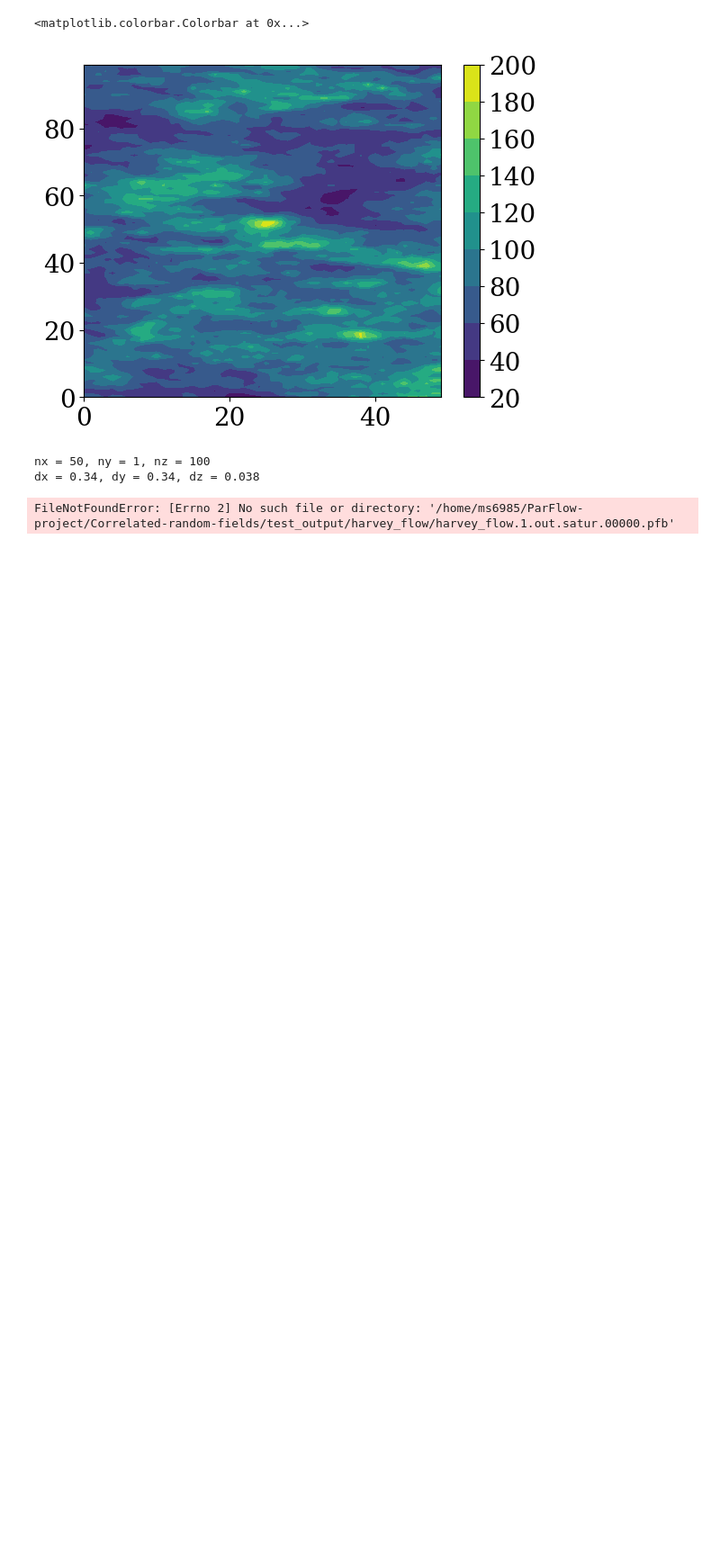
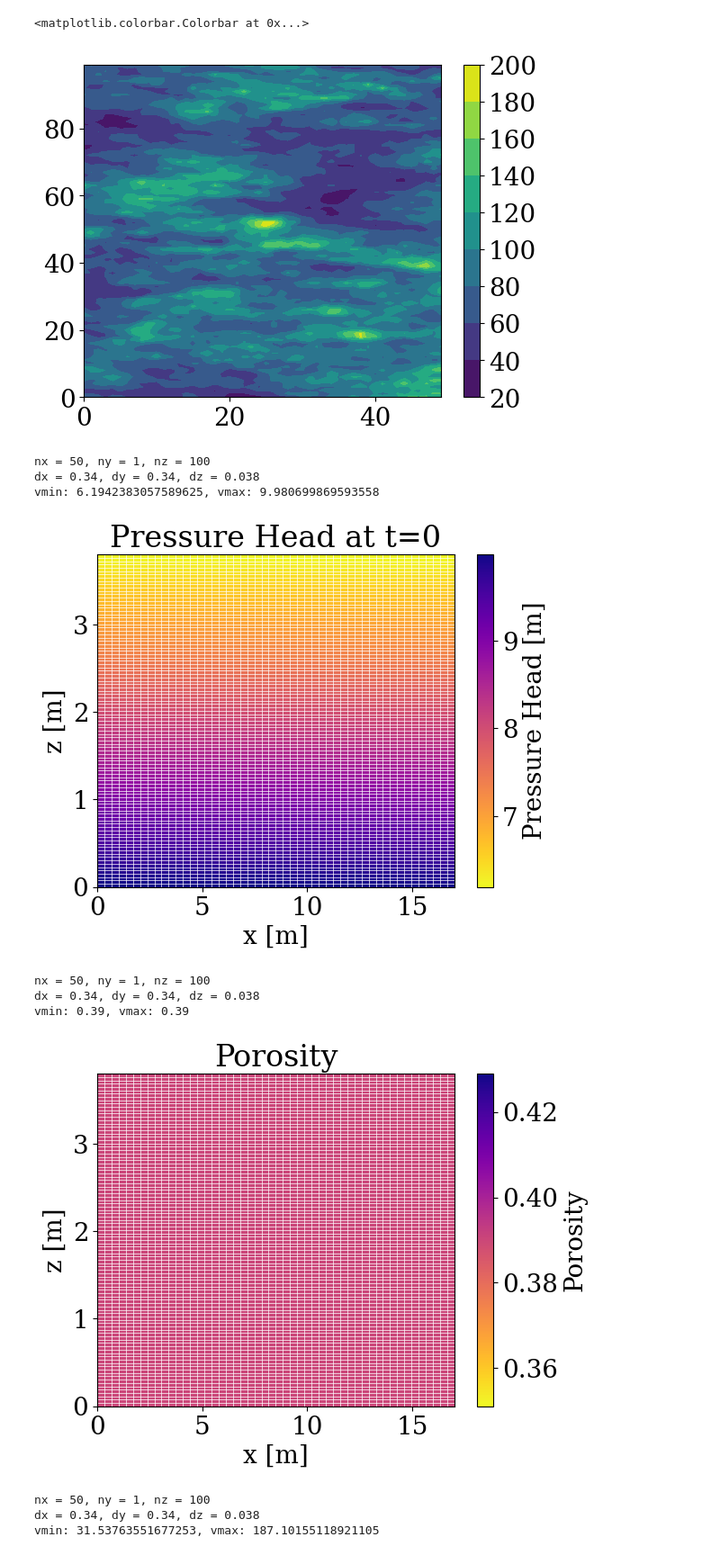
Before and after one commit to mashadab/ParFlow-project, a Jupyter notebook: Correlated-random-fields/Correlated-random-fields-Harvey.ipynb, the cells around one changed output. Shown at 90% size. Cells and saved outputs as stored; diff of their text form; code cells hidden in the pictures; blank space fills up the shorter version.

Commit message:
working randomly correlated fields and plotting

```diff
--- a/Correlated-random-fields/Correlated-random-fields-Harvey.ipynb
+++ b/Correlated-random-fields/Correlated-random-fields-Harvey.ipynb
@@ -431,8 +428,18 @@ plt.colorbar()
 # %%
 from plots import plot_domain_corr_rnd
 
-plot_domain_corr_rnd(dir_name, "satur", 0)
+plot_domain_corr_rnd(dir_name, "press", 0)
+plot_domain_corr_rnd(dir_name, "porosity", 0)
+plot_domain_corr_rnd(dir_name, "z-permeability", 0)
 # %% [output]
 nx = 50, ny = 1, nz = 100
 dx = 0.34, dy = 0.34, dz = 0.038
+vmin: 6.1942383057589625, vmax: 9.980699869593558
+[figure, added]
-FileNotFoundError: [Errno 2] No such file or directory: '/home/ms6985/ParFlow-project/Correlated-random-fields/test_output/harvey_flow/harvey_flow.1.out.satur.00000.pfb'
+nx = 50, ny = 1, nz = 100
+dx = 0.34, dy = 0.34, dz = 0.038
+vmin: 0.39, vmax: 0.39
+[figure, added]
+nx = 50, ny = 1, nz = 100
+dx = 0.34, dy = 0.34, dz = 0.038
+vmin: 31.53763551677253, vmax: 187.10155118921105
```
Also changed, not shown: parts of 3 cells of this notebook.
